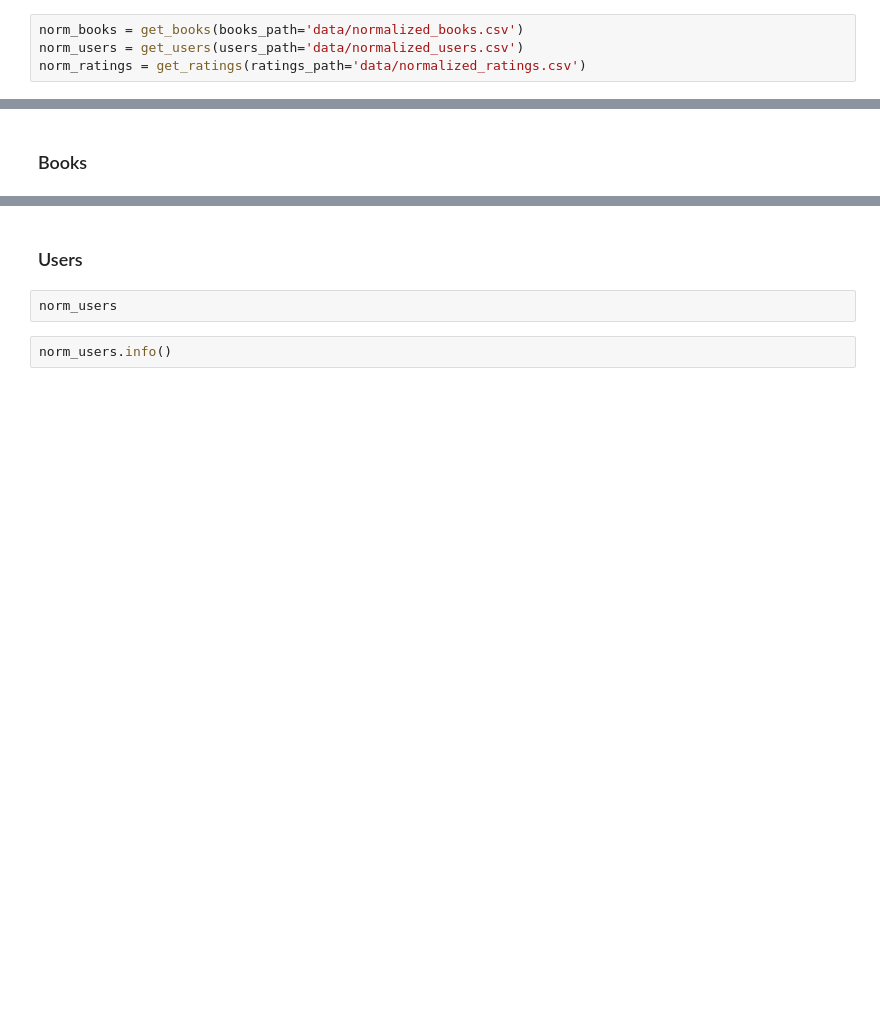
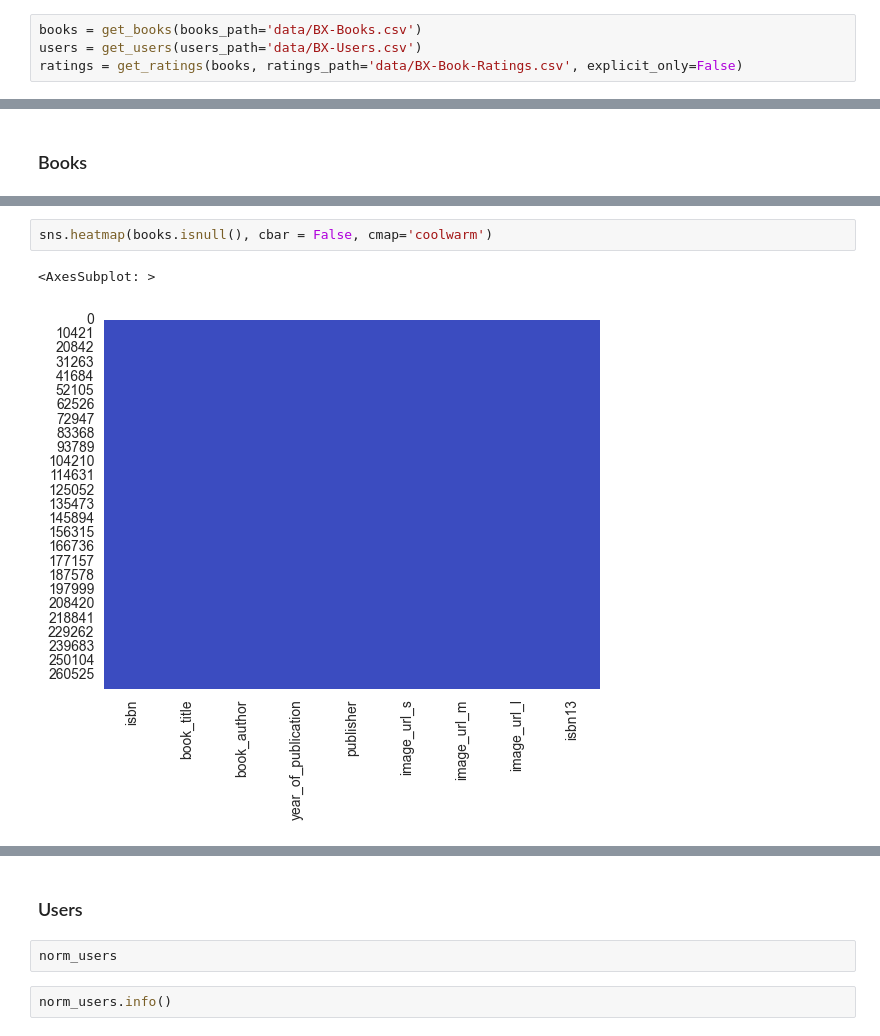
Before and after one commit to fichtnerma/Recommender, a Jupyter notebook: data-normalization.ipynb, the cells around one changed output, grey strips where cells are left out. Saved outputs shown, nothing was run; the diff lists cells and outputs as text; blank space fills up the shorter version.

Commit message:
feat: data normalization notebook

```diff
--- a/data-normalization.ipynb
+++ b/data-normalization.ipynb
@@ -10,4 +8,4 @@ FileNotFoundError: [Errno 2] No such file or directory: '../../data/BX-Books.csv
 # %%
-norm_books = get_books(books_path='data/normalized_books.csv')
-norm_users = get_users(users_path='data/normalized_users.csv')
-norm_ratings = get_ratings(ratings_path='data/normalized_ratings.csv')
+books = get_books(books_path='data/BX-Books.csv')
+users = get_users(users_path='data/BX-Users.csv')
+ratings = get_ratings(books, ratings_path='data/BX-Book-Ratings.csv', explicit_only=False)
@@ -21,0 +61,5 @@ norm_books, norm_users, norm_ratings = get_normalized_data(books_path='data/norm
+# %%
+sns.heatmap(books.isnull(), cbar = False, cmap='coolwarm')
+# %% [output]
+<AxesSubplot: >
+[figure, added]
```
Also changed, not shown: parts of 39 cells of this notebook, 3 other files.
